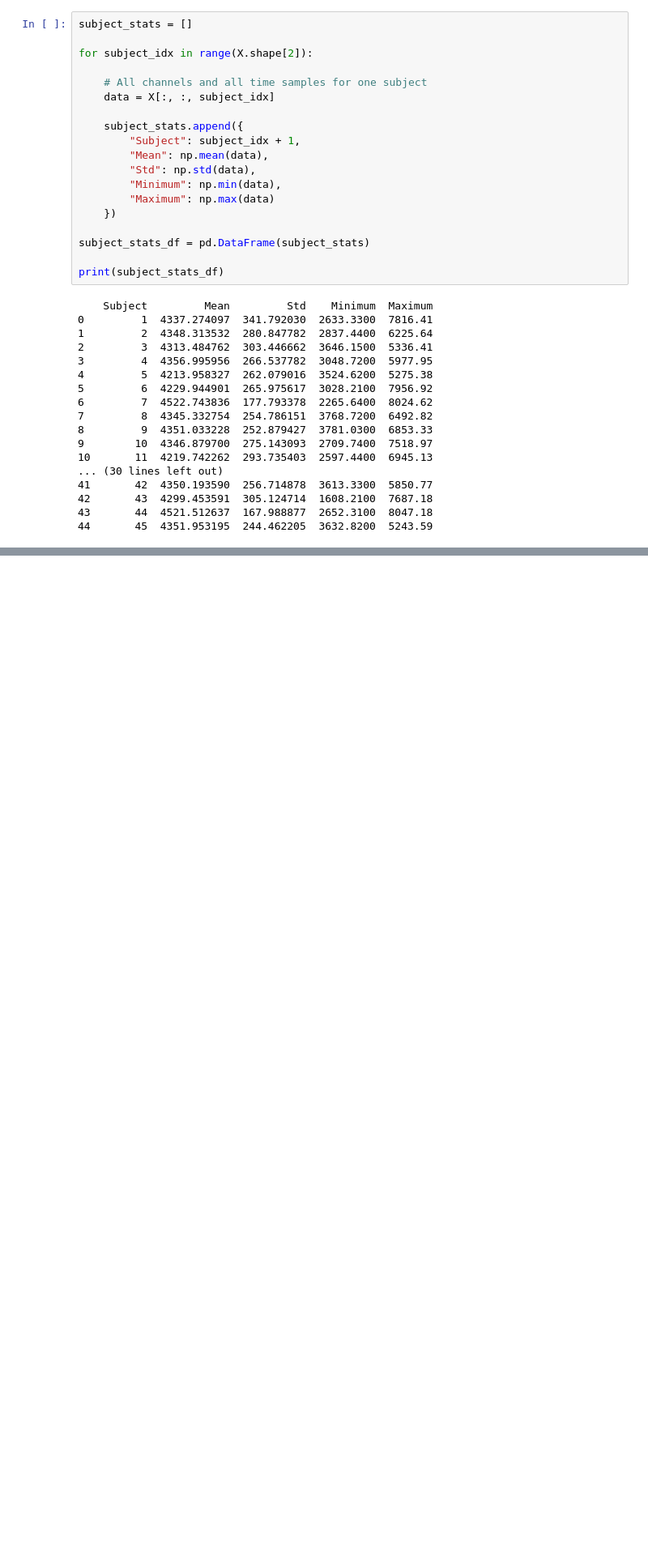
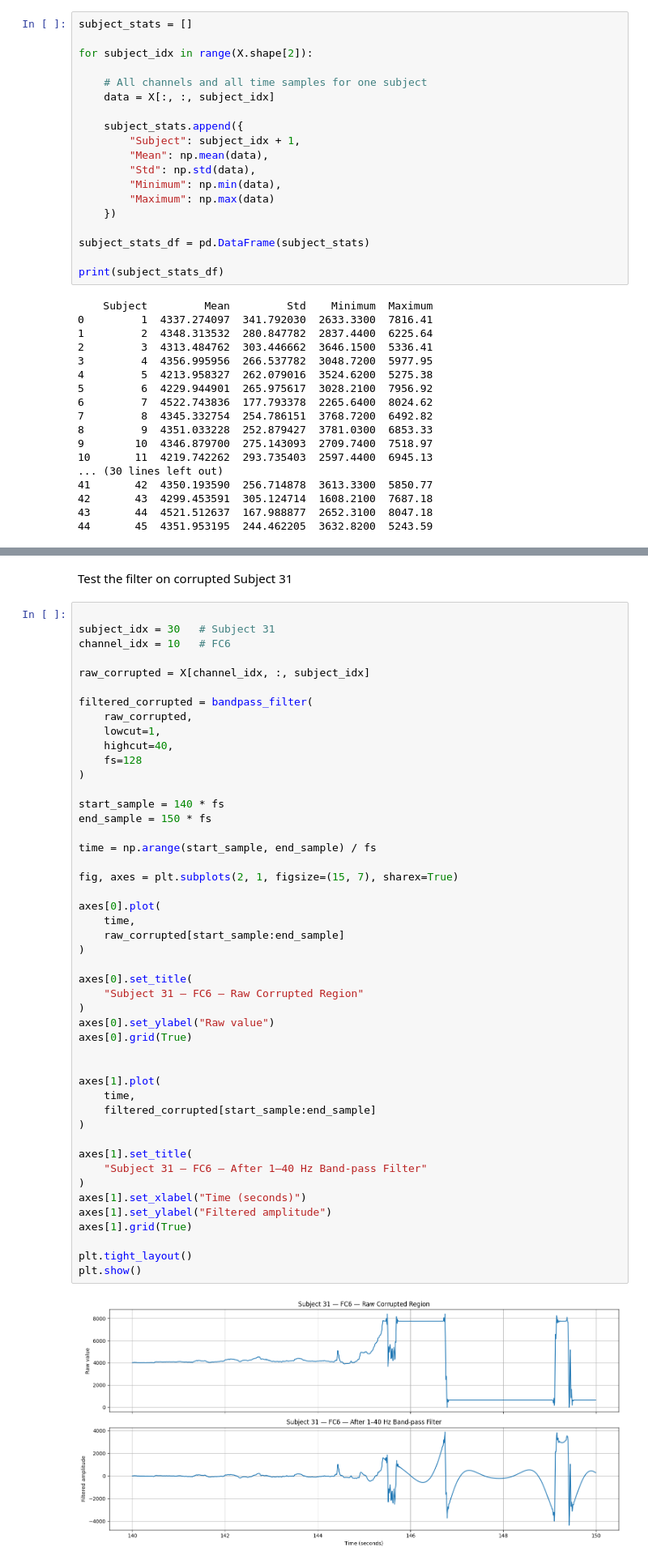
Before and after one commit to HumaimaRiaz47/eeg-cognitive-load-comparison, a Jupyter notebook: notebooks/dataset_exploration.ipynb, the cells around one changed output, grey strips where cells are left out. Shown at 81% size. Cells and saved outputs as stored; diff of their text form; blank space fills up the shorter version.

```diff
--- a/notebooks/dataset_exploration.ipynb
+++ b/notebooks/dataset_exploration.ipynb
@@ -638,0 +935,51 @@ print(subject_stats_df)
+# %% [markdown]
+Test the filter on corrupted Subject 31
+# %%
+
+subject_idx = 30   # Subject 31
+channel_idx = 10   # FC6
+
+raw_corrupted = X[channel_idx, :, subject_idx]
+
+filtered_corrupted = bandpass_filter(
+    raw_corrupted,
+    lowcut=1,
+    highcut=40,
+    fs=128
+)
+
+start_sample = 140 * fs
+end_sample = 150 * fs
+
+time = np.arange(start_sample, end_sample) / fs
+
+fig, axes = plt.subplots(2, 1, figsize=(15, 7), sharex=True)
+
+axes[0].plot(
+    time,
+    raw_corrupted[start_sample:end_sample]
+)
+
+axes[0].set_title(
+    "Subject 31 — FC6 — Raw Corrupted Region"
+)
+axes[0].set_ylabel("Raw value")
+axes[0].grid(True)
+
+
+axes[1].plot(
+    time,
+    filtered_corrupted[start_sample:end_sample]
+)
+
+axes[1].set_title(
+    "Subject 31 — FC6 — After 1–40 Hz Band-pass Filter"
+)
+axes[1].set_xlabel("Time (seconds)")
+axes[1].set_ylabel("Filtered amplitude")
+axes[1].grid(True)
+
+plt.tight_layout()
+plt.show()
+# %% [output]
+[figure, added]
```
Also changed, not shown: parts of 34 cells of this notebook.
